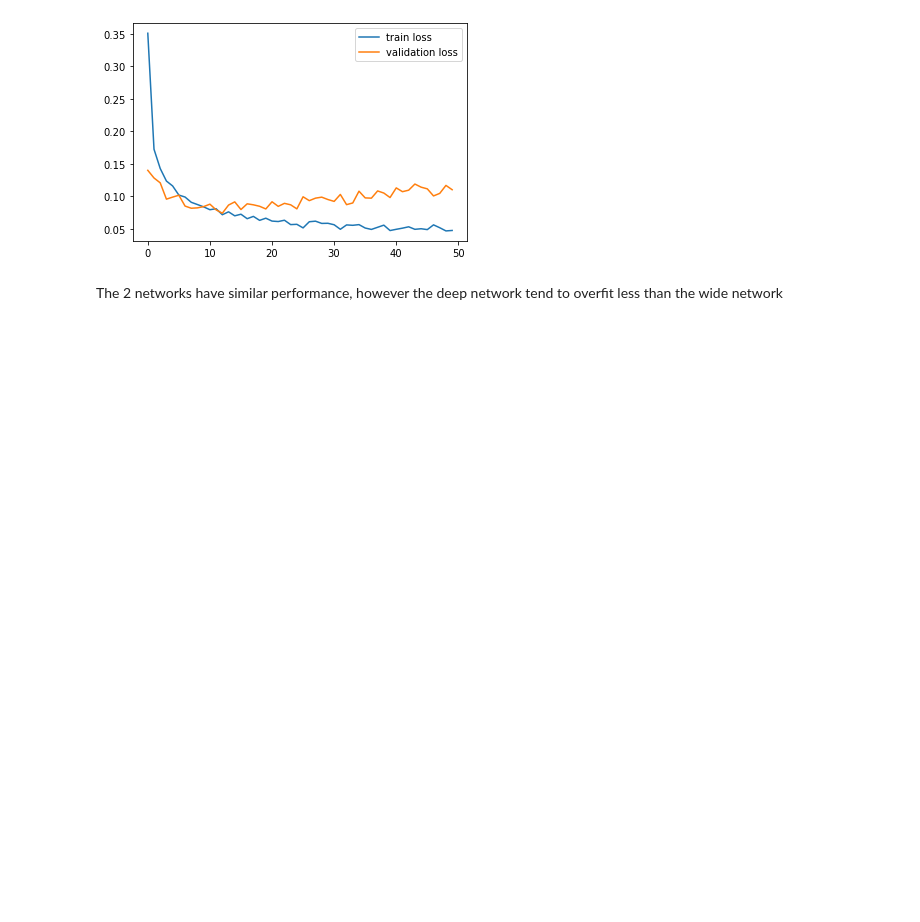
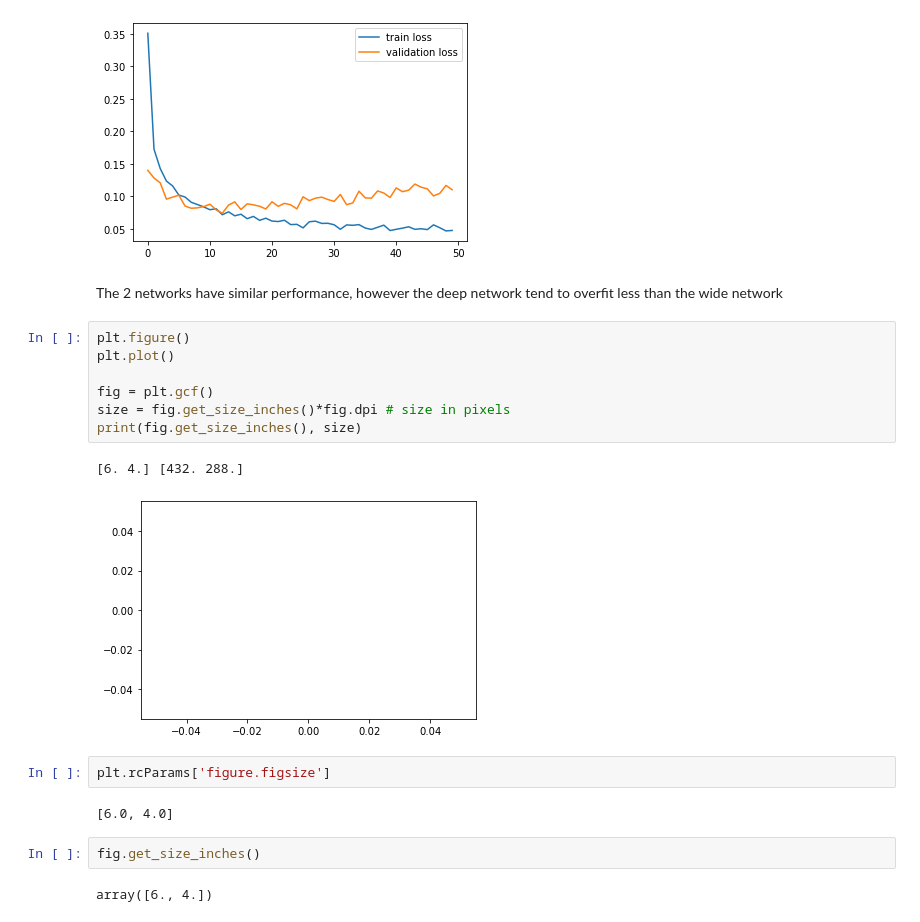
Before and after one commit to LucasRr/deep_learning_playground, a Jupyter notebook: MLP_models.ipynb, the cells around one changed output. Cells and saved outputs as stored; diff of their text form; blank space fills up the shorter version.

```diff
--- a/MLP_models.ipynb
+++ b/MLP_models.ipynb
@@ -642,3 +642,21 @@ test loss:       0.09844, accuracy: 0.98280
 [figure]
 # %% [markdown]
 The 2 networks have similar performance, however the deep network tend to overfit less than the wide network
+# %%
+plt.figure()
+plt.plot()
+
+fig = plt.gcf()
+size = fig.get_size_inches()*fig.dpi # size in pixels
+print(fig.get_size_inches(), size)
+# %% [output]
+[6. 4.] [432. 288.]
+[figure, added]
+# %%
+plt.rcParams['figure.figsize']
+# %% [output]
+[6.0, 4.0]
+# %%
+fig.get_size_inches()
+# %% [output]
+array([6., 4.])
```
Also changed, not shown: 4 other files.
